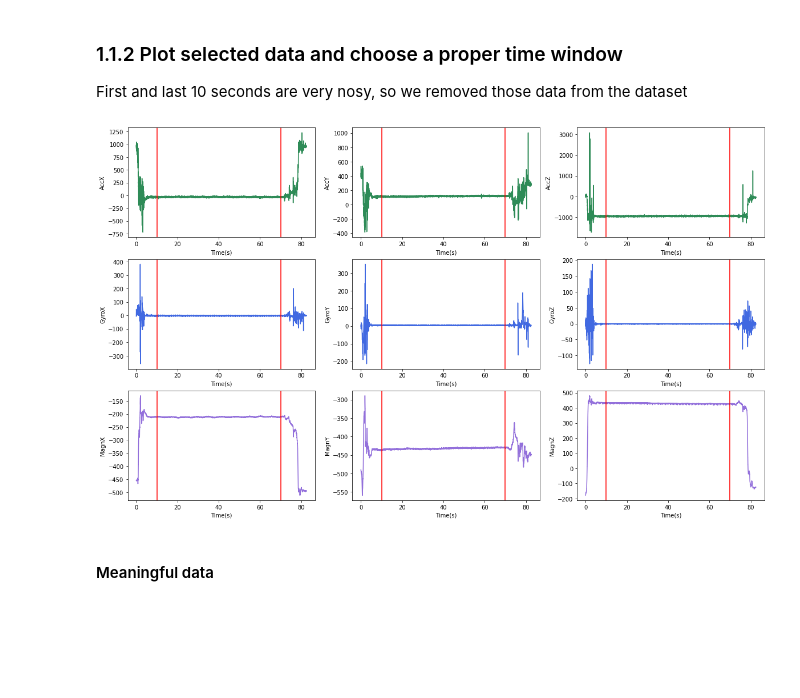
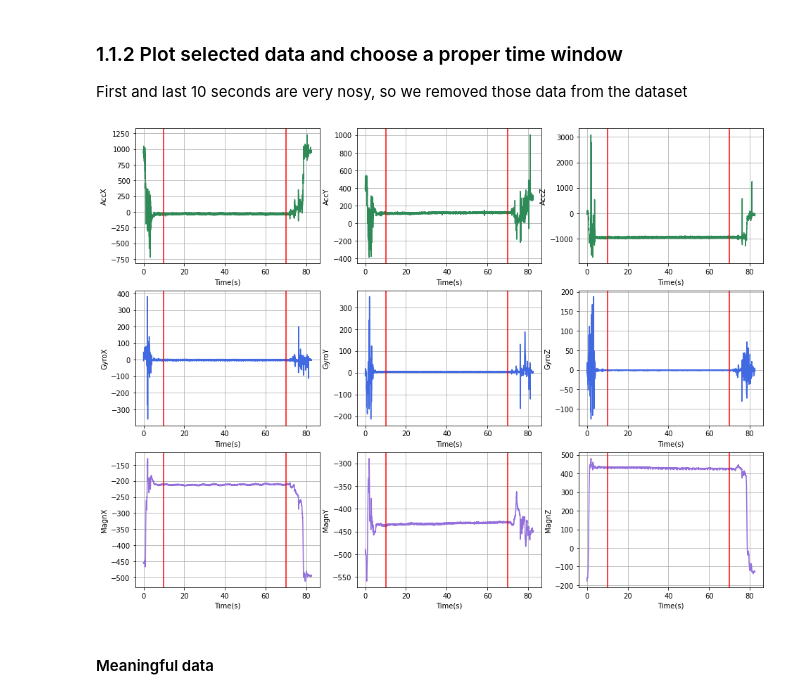
Before and after one commit to Mohsen-Kordi/ProjectRESP, a Jupyter notebook: Project.ipynb, the cells around one changed output. Drawn from its saved outputs; the diff is of its cells as text; code cells hidden in the pictures; blank space fills up the shorter version.

```diff
--- a/Project.ipynb
+++ b/Project.ipynb
@@ -127,21 +132,22 @@ df
 
 First and last 10 seconds are very nosy, so we removed those data from the dataset
 # %%
-freq = 200
-x = np.linspace(0, df.shape[0] / freq, df.shape[0])
+fs = 200
+x = np.linspace(0, df.shape[0] / fs, df.shape[0])
 
 y_label = ['AccX', 'AccY', 'AccZ', 'GyroX', 'GyroY', 'GyroZ', 'MagnX', 'MagnY', 'MagnZ']
 color = ['seagreen', 'seagreen', 'seagreen', 'royalblue', 'royalblue', 'royalblue', 'mediumpurple', 'mediumpurple', 'mediumpurple']
 
-fig, axs = plt.subplots(3, 3, figsize = (20, 12))
+fig, axs = plt.subplots(3, 3, figsize = (16, 12))
 for i, ax in enumerate(axs.flat):
     ax.plot(x, df[y_label[i]], color = color[i])
     ax.axvline(x = 10, color = 'r')
     ax.axvline(x = 70, color = 'r')
     ax.set_xlabel('Time(s)')
     ax.set_ylabel(y_label[i])
+    ax.grid()
 # %% [output]
-[figure, old version]
+[figure, new version]
 # %% [markdown]
 #### Meaningful data
 # %%
```
Also changed, not shown: parts of 29 cells of this notebook, 1 other file.
